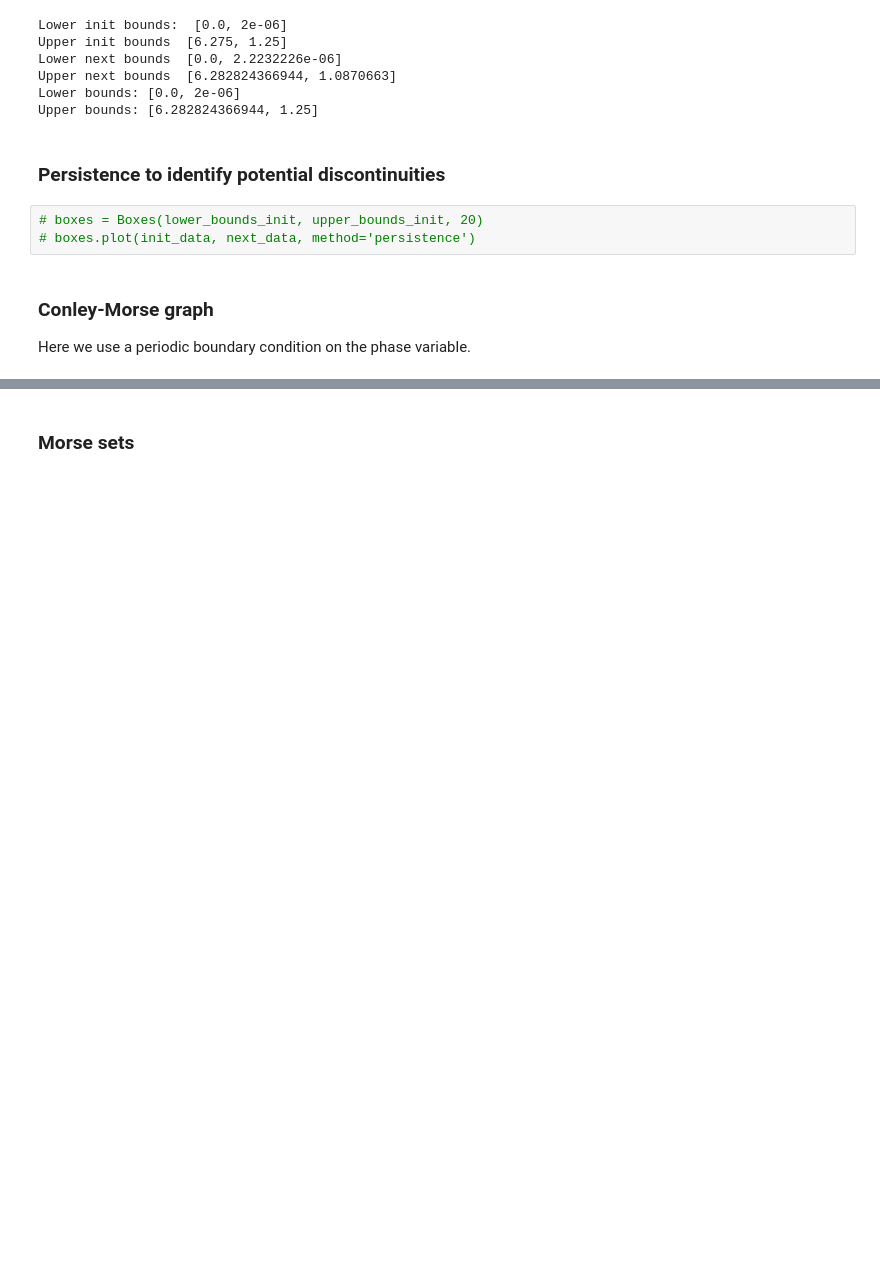
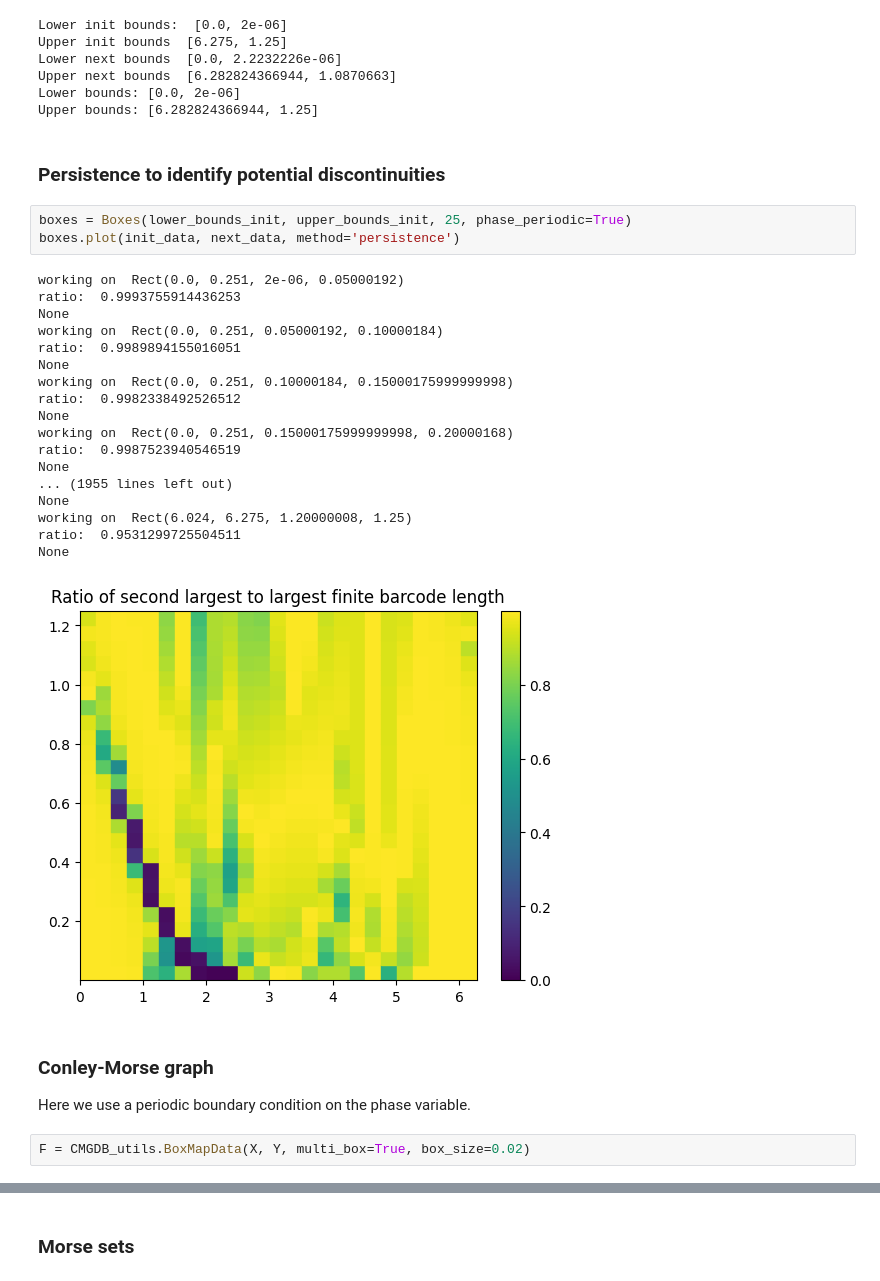
Before and after one commit to begelb/HYHODY, a Jupyter notebook: HyHoDy/smooth_vibro_impact_map.ipynb, the cells around one changed output, grey strips where cells are left out. Cells and saved outputs as stored; diff of their text form; blank space fills up the shorter version.

Commit message:
Use persistence and clustering to define a multibox map for discontinuous systems

```diff
--- a/HYHODY/smooth_vibro_impact_map_old.ipynb
+++ b/HyHoDy/smooth_vibro_impact_map.ipynb
@@ -128,10 +154,31 @@ Upper bounds: [6.282824366944, 1.25]
 # %% [markdown]
 ### Persistence to identify potential discontinuities
 # %%
-# boxes = Boxes(lower_bounds_init, upper_bounds_init, 20)
-# boxes.plot(init_data, next_data, method='persistence')
+boxes = Boxes(lower_bounds_init, upper_bounds_init, 25, phase_periodic=True)
+boxes.plot(init_data, next_data, method='persistence')
+# %% [output]
+working on  Rect(0.0, 0.251, 2e-06, 0.05000192)
+ratio:  0.9993755914436253
+None
+working on  Rect(0.0, 0.251, 0.05000192, 0.10000184)
+ratio:  0.9989894155016051
+None
+working on  Rect(0.0, 0.251, 0.10000184, 0.15000175999999998)
+ratio:  0.9982338492526512
+None
+working on  Rect(0.0, 0.251, 0.15000175999999998, 0.20000168)
+ratio:  0.9987523940546519
+None
+... (1955 lines left out)
+None
+working on  Rect(6.024, 6.275, 1.20000008, 1.25)
+ratio:  0.9531299725504511
+None
+[figure, added]
 # %% [markdown]
 ### Conley-Morse graph
 
 Here we use a periodic boundary condition on the phase variable.
+# %%
+F = CMGDB_utils.BoxMapData(X, Y, multi_box=True, box_size=0.02)
 # %%
```
Also changed, not shown: parts of 16 cells of this notebook, 6 other files.
